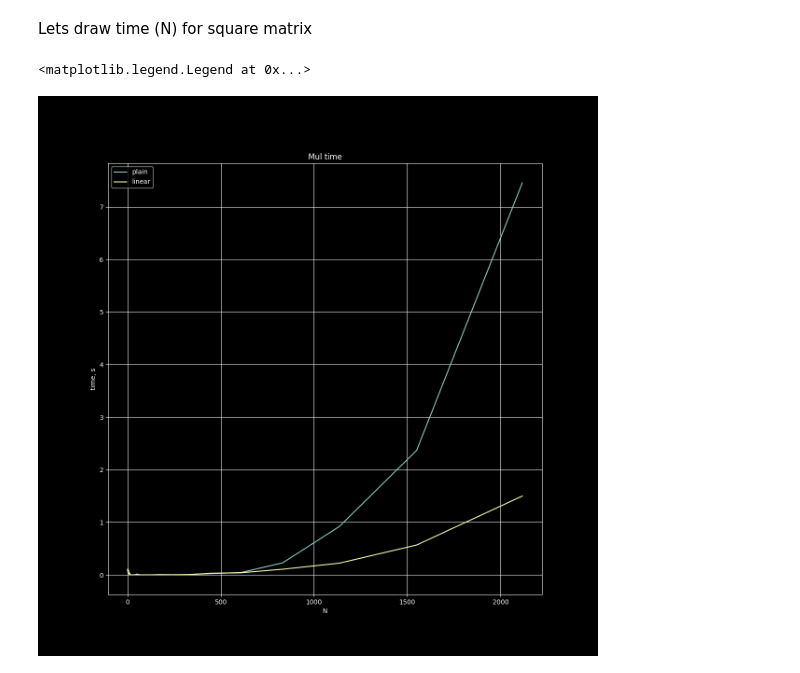
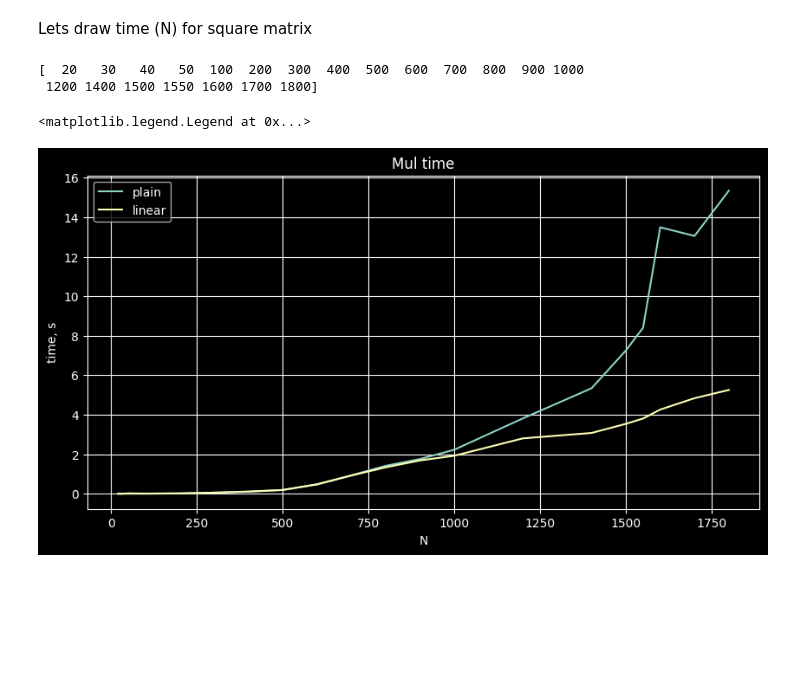
Before and after one commit to ErrrOrrr503/ComputeMath, a Jupyter notebook: linear/tester.ipynb, the cells around one changed output. Cells and saved outputs as stored; diff of their text form; code cells hidden in the pictures; blank space fills up the shorter version.

```diff
--- a/linear/tester.ipynb
+++ b/linear/tester.ipynb
@@ -11,29 +11,34 @@ from tqdm import tqdm
 # %% [markdown]
 Lets draw time (N) for square matrix
 # %%
-num_points = 25
 num_algos = 2
+num_threads = 4
 algos = []
 algos.append ("plain")
 algos.append ("linear")
 
-Ns = np.logspace (1, 42, base = 1.2, num = num_points)
+Ns = np.array ((20, 30, 40, 50, 100, 200, 300, 400, 500, 600, 700, 800, 900, 1000, 1200, 1400, 1500, 1550, 1600, 1700, 1800))
+num_points = Ns.shape[0]
 times = np.zeros ((num_algos, num_points))
 
 for i in range(0, num_points):
-    result = subprocess.run (["./matmul_test", "{0}".format (Ns[i]), "{0}".format (Ns[i])], capture_output=True, text=True)
+    result = subprocess.run (["./matmul_test", "{0}".format (Ns[i]), "{0}".format (Ns[i]), "{0}".format (num_threads)], capture_output=True, text=True)
     res_split = result.stdout.split ()
     for j in range (0, num_algos):
         times[j][i] = np.double(res_split[j])
 
-plt.figure(figsize=(12, 12))
+plt.figure(figsize=(10, 5))
+#plt.yscale('log')
+#plt.xscale('log')
 plt.grid ()
 plt.title ("Mul time")
 plt.xlabel ("N")
 plt.ylabel ("time, s")
 for i in range(0, num_algos):
     plt.plot (Ns, times[i], 'C{0}'.format (i), label = algos[i])
 plt.legend ()
 # %% [output]
-<matplotlib.legend.Legend at 0x...>
+[  20   30   40   50  100  200  300  400  500  600  700  800  900 1000
+ 1200 1400 1500 1550 1600 1700 1800]
+<matplotlib.legend.Legend at 0x...>
-[figure, old version]
+[figure, new version]
```
Also changed, not shown: parts of 3 cells of this notebook, 3 other files.
